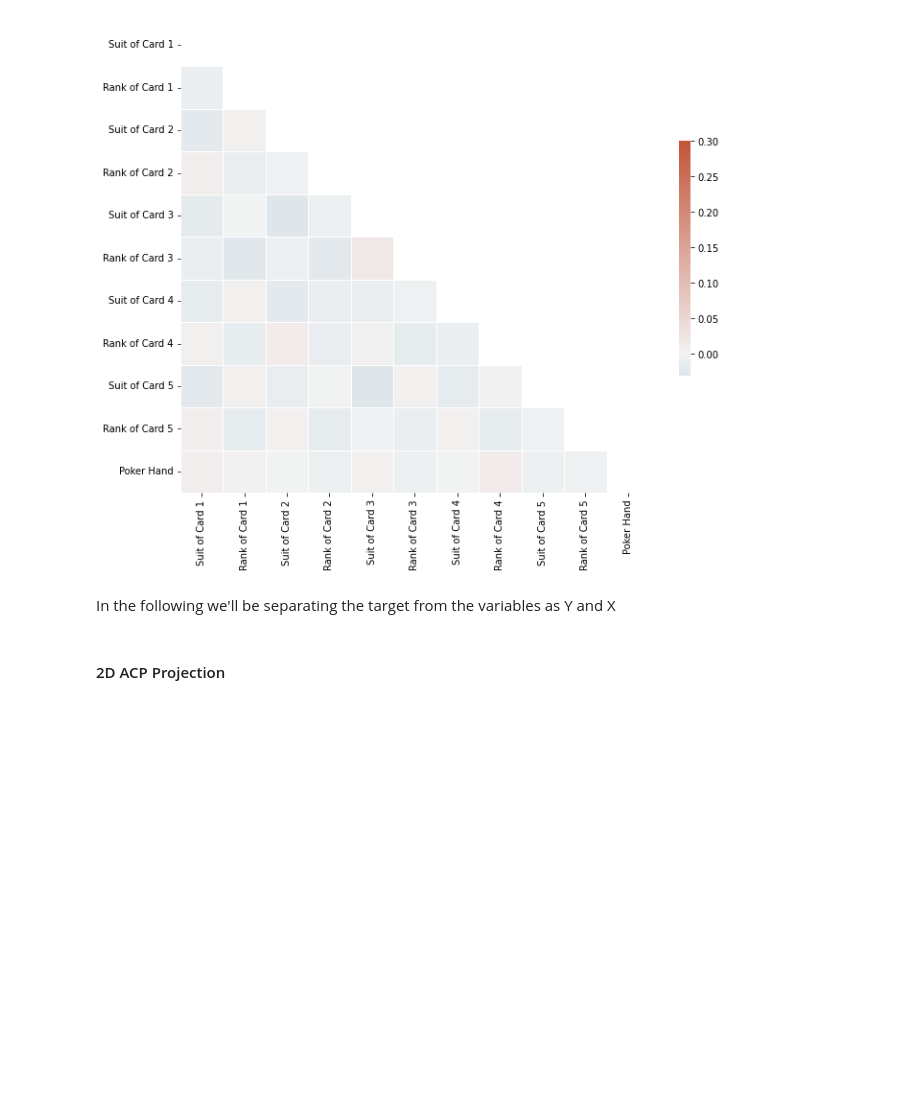
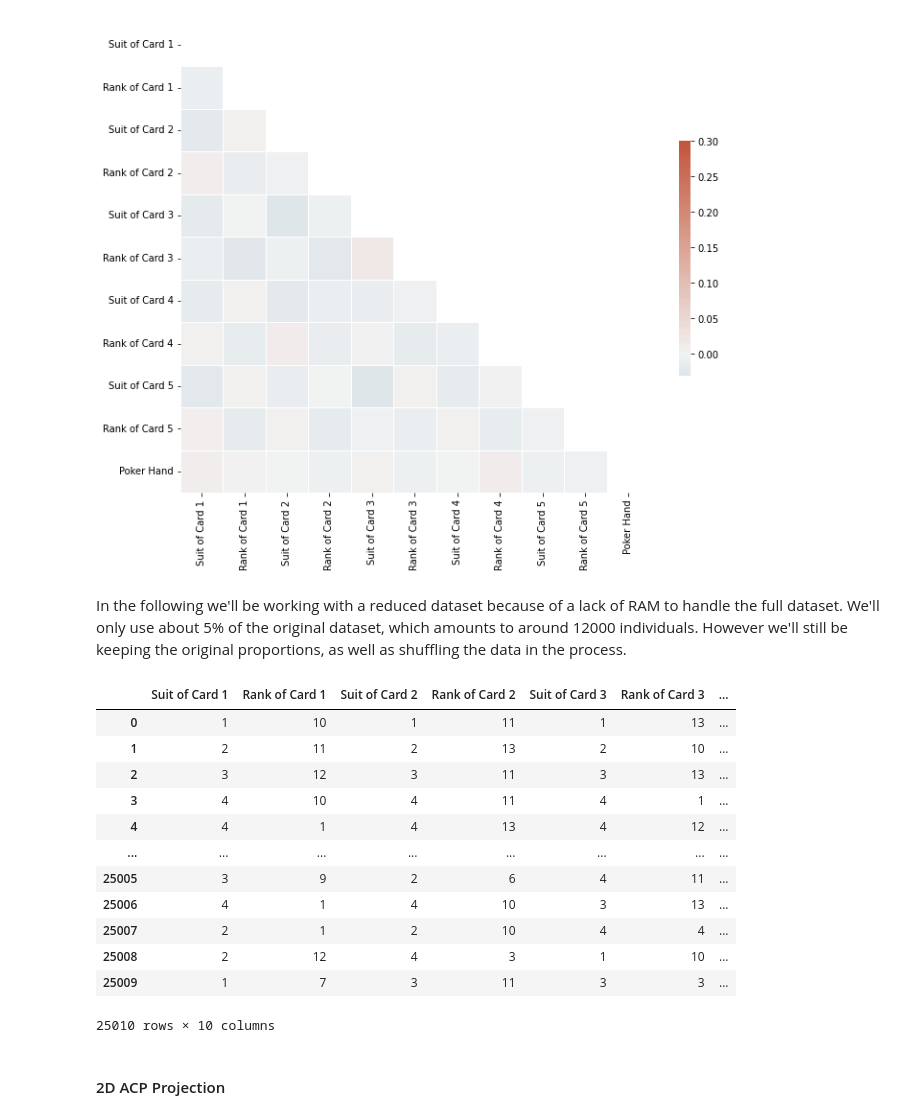
Before and after one commit to AdrienBolling/tried-rf-clustering-project, a Jupyter notebook: classification.ipynb, the cells around one changed output. Saved outputs shown, nothing was run; the diff lists cells and outputs as text; code cells hidden in the pictures; blank space fills up the shorter version.

```diff
--- a/classification.ipynb
+++ b/classification.ipynb
@@ -72,6 +74,7 @@ sns.heatmap(corr, mask=mask, cmap=cmap, vmax=.3, center=0,
 # %% [output]
 <AxesSubplot:>
 [figure]
-# %% [markdown]
-In the following we'll be separating the target from the variables as Y and X
+# %% [markdown]
+In the following we'll be working with a reduced dataset because of a lack of RAM to handle the full dataset. We'll only use about 5% of the original dataset, which amounts to around 12000 individuals.
+However we'll still be keeping the original proportions, as well as shuffling the data in the process.
 # %%
@@ -79,0 +83,16 @@ Y = data['Poker Hand']
+# %%
+X
+# %% [output]
+|  | Suit of Card 1 | Rank of Card 1 | Suit of Card 2 | Rank of Card 2 | Suit of Card 3 | Rank of Card 3 | ... |
+| 0 | 1 | 10 | 1 | 11 | 1 | 13 | ... |
+| 1 | 2 | 11 | 2 | 13 | 2 | 10 | ... |
+| 2 | 3 | 12 | 3 | 11 | 3 | 13 | ... |
+| 3 | 4 | 10 | 4 | 11 | 4 | 1 | ... |
+| 4 | 4 | 1 | 4 | 13 | 4 | 12 | ... |
+| ... | ... | ... | ... | ... | ... | ... | ... |
+| 25005 | 3 | 9 | 2 | 6 | 4 | 11 | ... |
+| 25006 | 4 | 1 | 4 | 10 | 3 | 13 | ... |
+| 25007 | 2 | 1 | 2 | 10 | 4 | 4 | ... |
+| 25008 | 2 | 12 | 4 | 3 | 1 | 10 | ... |
+| 25009 | 1 | 7 | 3 | 11 | 3 | 3 | ... |
+25010 rows × 10 columns
```
Also changed, not shown: parts of 14 cells of this notebook.
